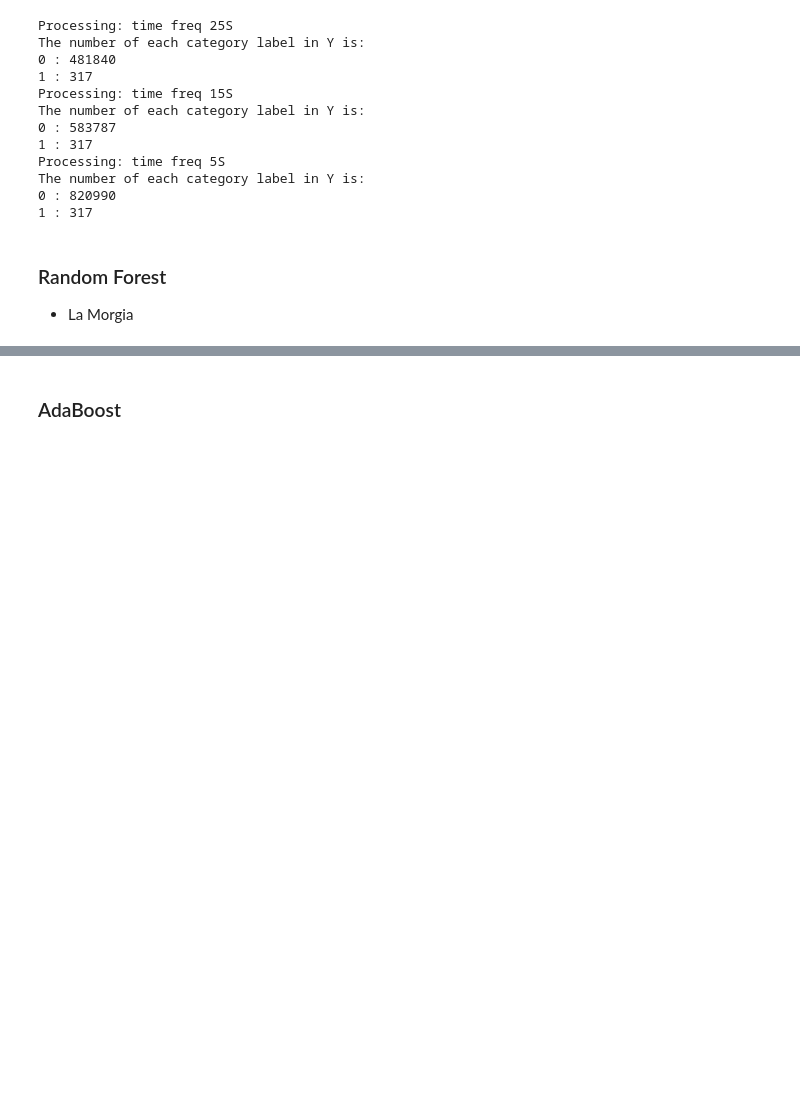
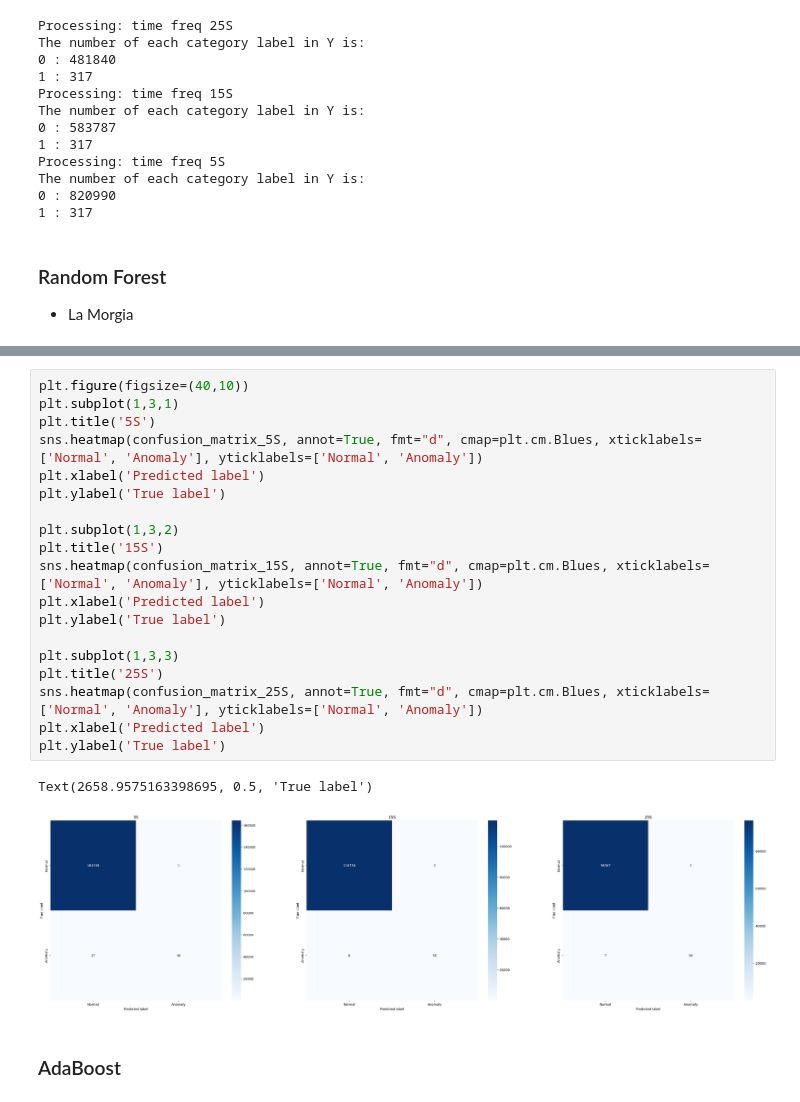
Before and after one commit to YuchaoZhang1229/Anomaly-Detection, a Jupyter notebook: RF+Adaboost.ipynb, the cells around one changed output, grey strips where cells are left out. Drawn from its saved outputs; the diff is of its cells as text; blank space fills up the shorter version.

```diff
--- a/RF+Adaboost.ipynb
+++ b/RF+Adaboost.ipynb
@@ -123,3 +162,25 @@ F1 score: 0.8305084745762712
+# %%
+plt.figure(figsize=(40,10))
+plt.subplot(1,3,1)
+plt.title('5S')
+sns.heatmap(confusion_matrix_5S, annot=True, fmt="d", cmap=plt.cm.Blues, xticklabels=['Normal', 'Anomaly'], yticklabels=['Normal', 'Anomaly'])
+plt.xlabel('Predicted label')
+plt.ylabel('True label')
+
+plt.subplot(1,3,2)
+plt.title('15S')
+sns.heatmap(confusion_matrix_15S, annot=True, fmt="d", cmap=plt.cm.Blues, xticklabels=['Normal', 'Anomaly'], yticklabels=['Normal', 'Anomaly'])
+plt.xlabel('Predicted label')
+plt.ylabel('True label')
+
+plt.subplot(1,3,3)
+plt.title('25S')
+sns.heatmap(confusion_matrix_25S, annot=True, fmt="d", cmap=plt.cm.Blues, xticklabels=['Normal', 'Anomaly'], yticklabels=['Normal', 'Anomaly'])
+plt.xlabel('Predicted label')
+plt.ylabel('True label')
+# %% [output]
+Text(2658.9575163398695, 0.5, 'True label')
+[figure, added]
 # %% [markdown]
 ### AdaBoost
 # %%
```
Also changed, not shown: parts of 5 cells of this notebook, 15 other files.
